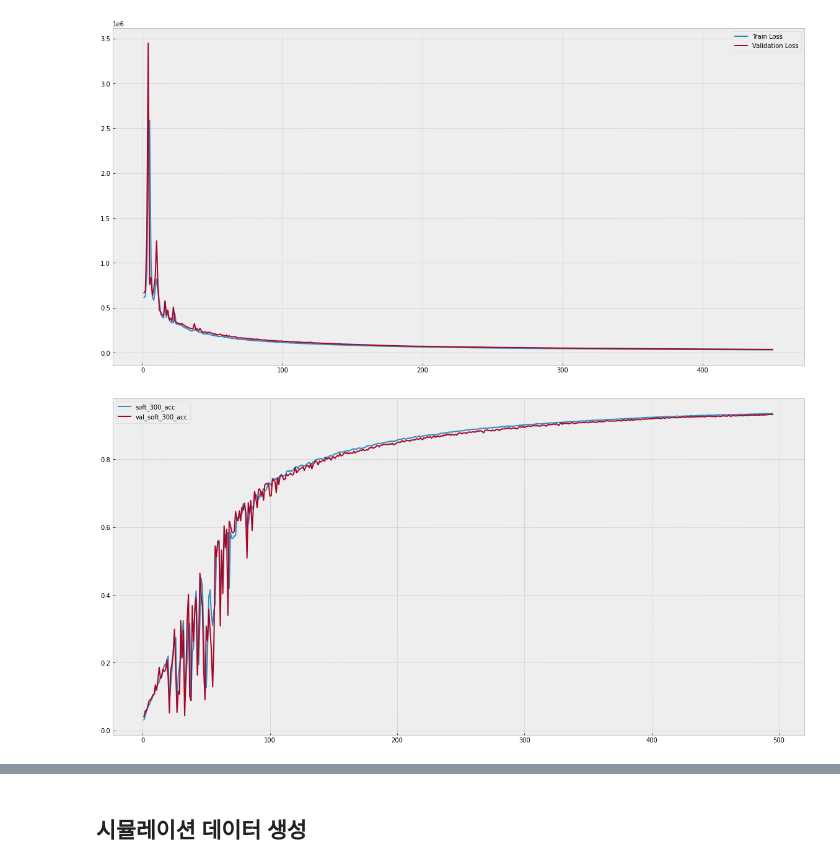
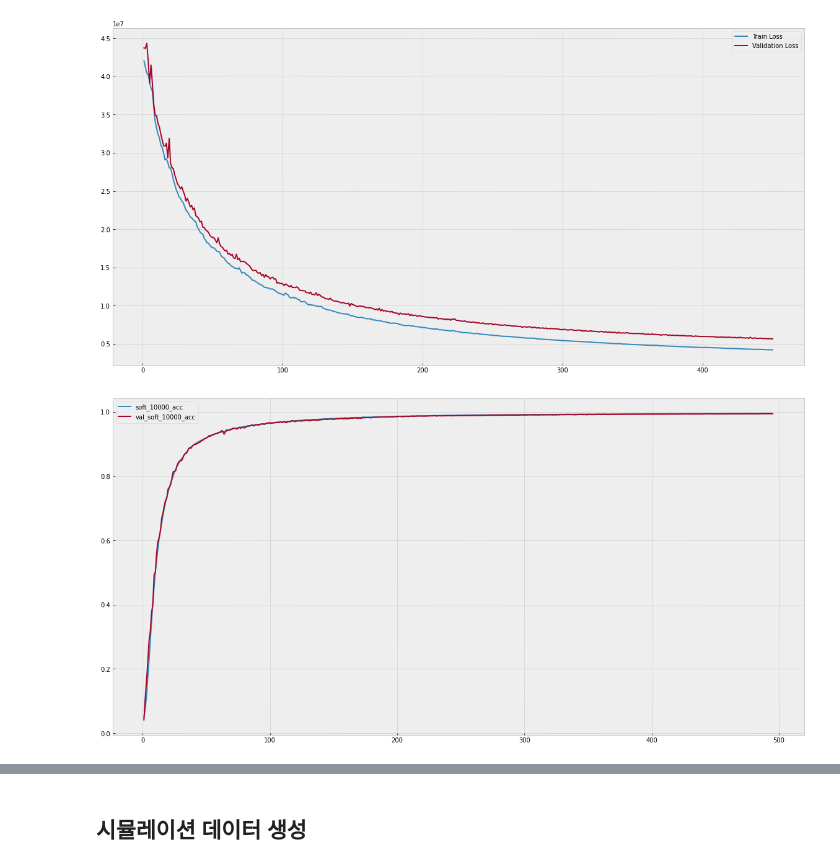
Before and after one commit to dolmani38/non-linear-regression, a Jupyter notebook: Regession_test_0804.ipynb, the cells around one changed output, grey strips where cells are left out. Cells and saved outputs as stored; diff of their text form; code cells hidden in the pictures.

```diff
--- a/Regession_test_0804.ipynb
+++ b/Regession_test_0804.ipynb
@@ -38,12 +38,16 @@ def r2(y_true, y_pred):
     SS_tot = K.sum(K.square(y_true - K.mean(y_true)))
     return (1 - SS_res / (SS_tot + K.epsilon()))
 
-def soft_100_acc(y_true, y_pred):
-    delta = 100
+def soft_500_acc(y_true, y_pred):
+    delta = 500
     return K.mean(K.less_equal(K.abs(y_true-y_pred),delta))
 
-def soft_300_acc(y_true, y_pred):
-    delta = 300
+def soft_1000_acc(y_true, y_pred):
+    delta = 1000
+    return K.mean(K.less_equal(K.abs(y_true-y_pred),delta))
+
+def soft_10000_acc(y_true, y_pred):
+    delta = 10000
     return K.mean(K.less_equal(K.abs(y_true-y_pred),delta))
 
 def structure(df):
@@ -135,7 +139,7 @@ def create_samples(n_samples):
       code = i #np.random.choice(range(1000,1520))
       count = np.random.choice(range(10,500))
       for j in range(count):
-        real_yy = random.choice(range(1,1000)) * random.choice(range(1,1000)) # * 100
+        real_yy = random.choice(range(1,1000)) * random.choice(range(1,1000)) * 10
         if code not in rate_table:
           rate = np.random.choice(range(1,100)) / 100
           rate_table[code] = rate
@@ -481,7 +485,7 @@ predictions = Dense(1)(dense2)
 
 # Note using the input object 'area_input' not 'area_embeddings'
 model = Model(inputs=[continuous_input, code_input], outputs=predictions)
-model.compile(loss='mse', optimizer=keras.optimizers.Adam(lr=.8, beta_1=0.9, beta_2=0.999, decay=1e-03, amsgrad=True),metrics=[soft_100_acc,soft_300_acc,r2])
+model.compile(loss='mse', optimizer=keras.optimizers.Adam(lr=.8, beta_1=0.9, beta_2=0.999, decay=1e-03, amsgrad=True),metrics=[soft_500_acc,soft_1000_acc,soft_10000_acc,r2])
 model.summary()
 
 epochs = 500
@@ -520,18 +524,18 @@ val_loss_plot, = plt.plot(range(1, len(_val_loss)+1), _val_loss, label='Validati
 
 _ = plt.legend(handles=[train_loss_plot, val_loss_plot])
 # %% [output]
-[figure, old version]
+[figure, new version]
 # %%
 plt.figure(figsize=(20,10))
-_loss = history.history['soft_300_acc'][5:]
-_val_loss = history.history['val_soft_300_acc'][5:]
+_loss = history.history['soft_10000_acc'][5:]
+_val_loss = history.history['val_soft_10000_acc'][5:]
 
-train_loss_plot, = plt.plot(range(1, len(_loss)+1), _loss, label='soft_300_acc')
-val_loss_plot, = plt.plot(range(1, len(_val_loss)+1), _val_loss, label='val_soft_300_acc')
+train_loss_plot, = plt.plot(range(1, len(_loss)+1), _loss, label='soft_10000_acc')
+val_loss_plot, = plt.plot(range(1, len(_val_loss)+1), _val_loss, label='val_soft_10000_acc')
 
 _ = plt.legend(handles=[train_loss_plot, val_loss_plot])
 # %% [output]
-[figure, old version]
+[figure, new version]
 # %%
 df = pd.DataFrame(Y_val,columns=['NAFYC'])
 
```
Also changed, not shown: parts of 37 cells of this notebook.
